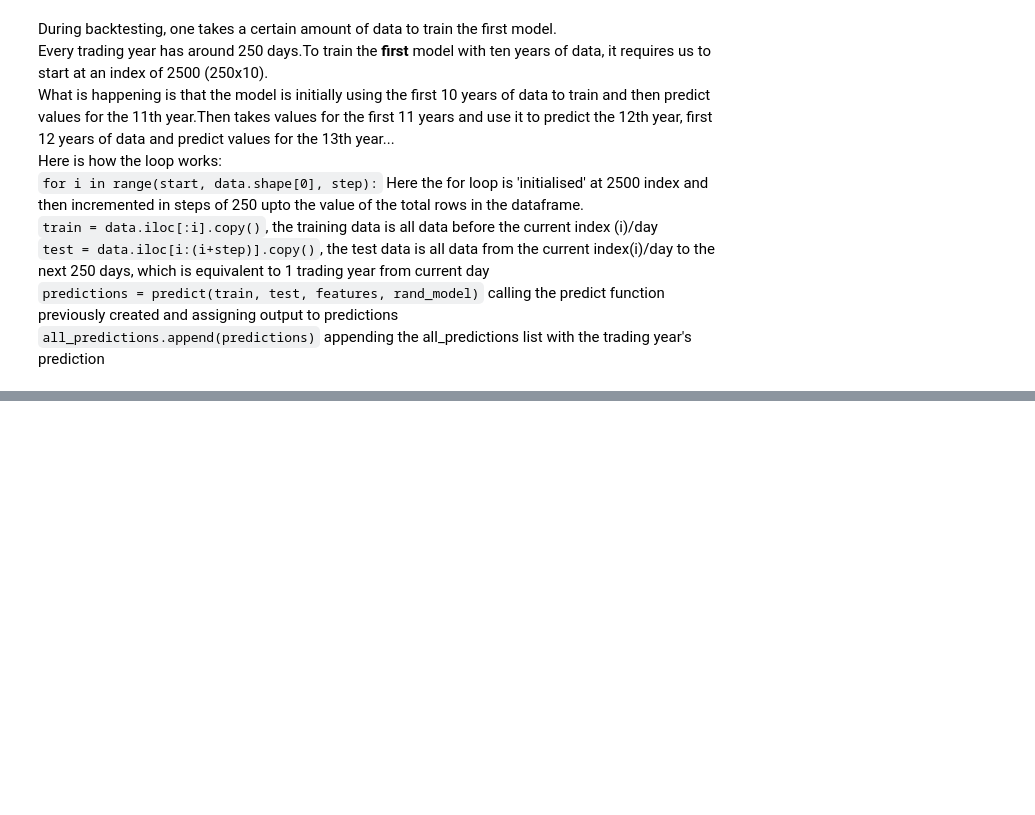
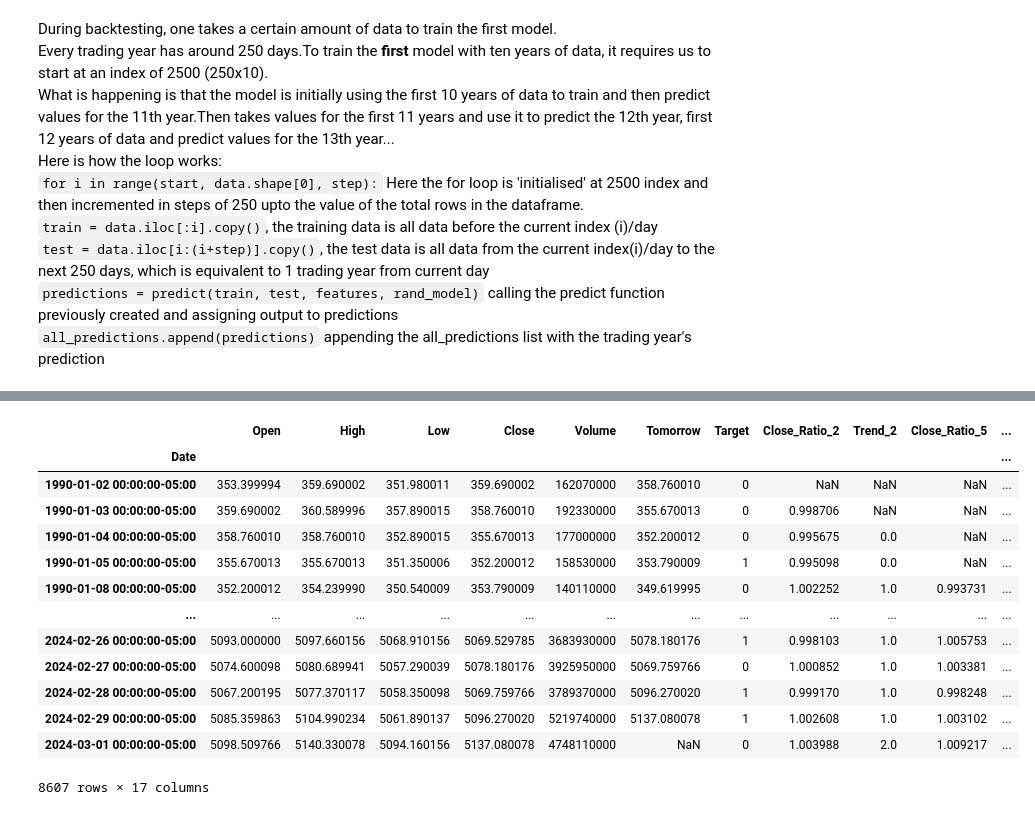
Before and after one commit to see-3pO/Stock-Market-Prediction, a Jupyter notebook: Stock Market Prediction.ipynb, the cells around one changed output, grey strips where cells are left out. Saved outputs shown, nothing was run; the diff lists cells and outputs as text; code cells hidden in the pictures; blank space fills up the shorter version.

```diff
--- a/Stock Market Prediction.ipynb
+++ b/Stock Market Prediction.ipynb
@@ -209,0 +392,22 @@ prediction = backtest(sp500, rand_model, features)
+# %%
+# horizon in days to calculate the mean close price
+horizons = [2, 5, 60, 250, 1000]
+# list of new features/predictors for our model
+new_features = []
+
+for horizon in horizons:
+    # Rolling() of mean with window length=horizon
+    rolling_means = sp500.rolling(horizon).mean()
+
+    # naming the columm based on horizon
+    ratio_column = f"Close_Ratio_{horizon}"
+    # ratio of close price and the rolling mean of the close price
+    sp500[ratio_column] = sp500["Close"]/rolling_means["Close"]
+
+    # trend
+    trend_column = f"Trend_{horizon}"
+    sp500[trend_column] = sp500.shift(1).rolling(horizon).sum()["Target"]
+
+    # adding columns to new_features list
+    new_features.append(ratio_column)
+    new_features.append(trend_column)
@@ -209,0 +419,17 @@ prediction = backtest(sp500, rand_model, features)
+# %%
+sp500
+# %% [output]
+|  | Open | High | Low | Close | Volume | Tomorrow | Target | Close_Ratio_2 | Trend_2 | Close_Ratio_5 | ... |
+| Date |  |  |  |  |  |  |  |  |  |  | ... |
+| 1990-01-02 00:00:00-05:00 | 353.399994 | 359.690002 | 351.980011 | 359.690002 | 162070000 | 358.760010 | 0 | NaN | NaN | NaN | ... |
+| 1990-01-03 00:00:00-05:00 | 359.690002 | 360.589996 | 357.890015 | 358.760010 | 192330000 | 355.670013 | 0 | 0.998706 | NaN | NaN | ... |
+| 1990-01-04 00:00:00-05:00 | 358.760010 | 358.760010 | 352.890015 | 355.670013 | 177000000 | 352.200012 | 0 | 0.995675 | 0.0 | NaN | ... |
+| 1990-01-05 00:00:00-05:00 | 355.670013 | 355.670013 | 351.350006 | 352.200012 | 158530000 | 353.790009 | 1 | 0.995098 | 0.0 | NaN | ... |
+| 1990-01-08 00:00:00-05:00 | 352.200012 | 354.239990 | 350.540009 | 353.790009 | 140110000 | 349.619995 | 0 | 1.002252 | 1.0 | 0.993731 | ... |
+| ... | ... | ... | ... | ... | ... | ... | ... | ... | ... | ... | ... |
+| 2024-02-26 00:00:00-05:00 | 5093.000000 | 5097.660156 | 5068.910156 | 5069.529785 | 3683930000 | 5078.180176 | 1 | 0.998103 | 1.0 | 1.005753 | ... |
+| 2024-02-27 00:00:00-05:00 | 5074.600098 | 5080.689941 | 5057.290039 | 5078.180176 | 3925950000 | 5069.759766 | 0 | 1.000852 | 1.0 | 1.003381 | ... |
+| 2024-02-28 00:00:00-05:00 | 5067.200195 | 5077.370117 | 5058.350098 | 5069.759766 | 3789370000 | 5096.270020 | 1 | 0.999170 | 1.0 | 0.998248 | ... |
+| 2024-02-29 00:00:00-05:00 | 5085.359863 | 5104.990234 | 5061.890137 | 5096.270020 | 5219740000 | 5137.080078 | 1 | 1.002608 | 1.0 | 1.003102 | ... |
+| 2024-03-01 00:00:00-05:00 | 5098.509766 | 5140.330078 | 5094.160156 | 5137.080078 | 4748110000 | NaN | 0 | 1.003988 | 2.0 | 1.009217 | ... |
+8607 rows × 17 columns
```
Also changed, not shown: parts of 45 cells of this notebook.
